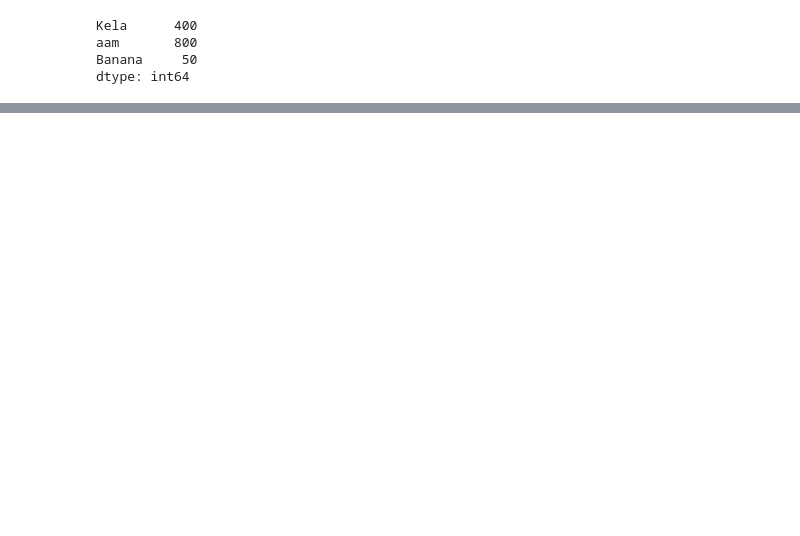
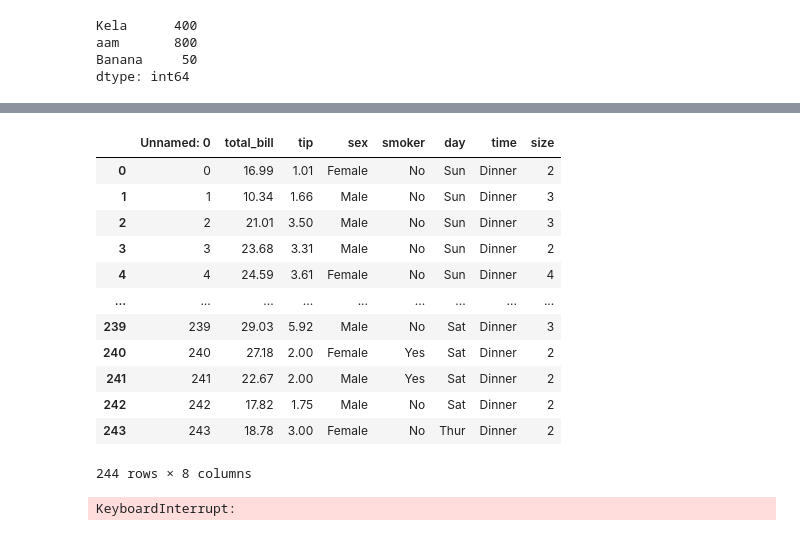
Before and after one commit to avnish-007/temp-repo, a Jupyter notebook: not_so_imp.ipynb, the cells around one changed output, grey strips where cells are left out. Cells and saved outputs as stored; diff of their text form; code cells hidden in the pictures; blank space fills up the shorter version.

Commit message:
Pandas practice

```diff
--- a/not_so_imp.ipynb
+++ b/not_so_imp.ipynb
@@ -428,0 +469,21 @@ dtype: int64
+# %%
+# To read the csv files
+# Syntax:
+#   var = pd.read_csv('file_path' / 'file_name')
+
+v = pd.read_csv("https://github.com/Taj1920/Data-Analysis-Datasets/raw/refs/heads/main/Datasets-Practice/tips.csv")
+v
+# %% [output]
+|  | Unnamed: 0 | total_bill | tip | sex | smoker | day | time | size |
+| 0 | 0 | 16.99 | 1.01 | Female | No | Sun | Dinner | 2 |
+| 1 | 1 | 10.34 | 1.66 | Male | No | Sun | Dinner | 3 |
+| 2 | 2 | 21.01 | 3.50 | Male | No | Sun | Dinner | 3 |
+| 3 | 3 | 23.68 | 3.31 | Male | No | Sun | Dinner | 2 |
+| 4 | 4 | 24.59 | 3.61 | Female | No | Sun | Dinner | 4 |
+| ... | ... | ... | ... | ... | ... | ... | ... | ... |
+| 239 | 239 | 29.03 | 5.92 | Male | No | Sat | Dinner | 3 |
+| 240 | 240 | 27.18 | 2.00 | Female | Yes | Sat | Dinner | 2 |
+| 241 | 241 | 22.67 | 2.00 | Male | Yes | Sat | Dinner | 2 |
+| 242 | 242 | 17.82 | 1.75 | Male | No | Sat | Dinner | 2 |
+| 243 | 243 | 18.78 | 3.00 | Female | No | Thur | Dinner | 2 |
+244 rows × 8 columns
@@ -428,0 +497,7 @@ dtype: int64
+# %%
+titanic = pd.read_csv("https://github.com/Taj1920/Data-Analysis-Datasets/raw/refs/heads/main/Datasets-Practice/titanic.csv")
+hr_data = pd.read_csv("https://github.com/Taj1920/Data-Analysis-Datasets/raw/refs/heads/main/Datasets-Practice/hr_data.csv")
+WineQuality = pd.read_csv("https://github.com/Taj1920/Data-Analysis-Datasets/raw/refs/heads/main/Datasets-Practice/winequalityN.csv")
+Tips = pd.read_csv("https://github.com/Taj1920/Data-Analysis-Datasets/raw/refs/heads/main/Datasets-Practice/tips.csv")
+# %% [output]
+KeyboardInterrupt:
```
Also changed, not shown: parts of 19 cells of this notebook.
